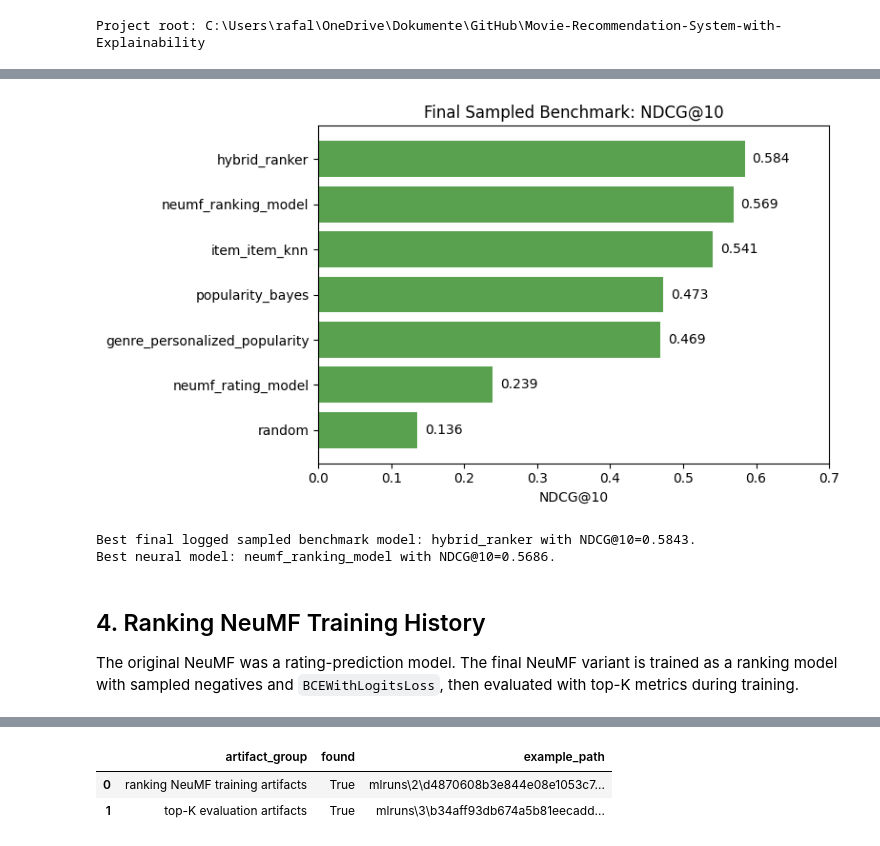
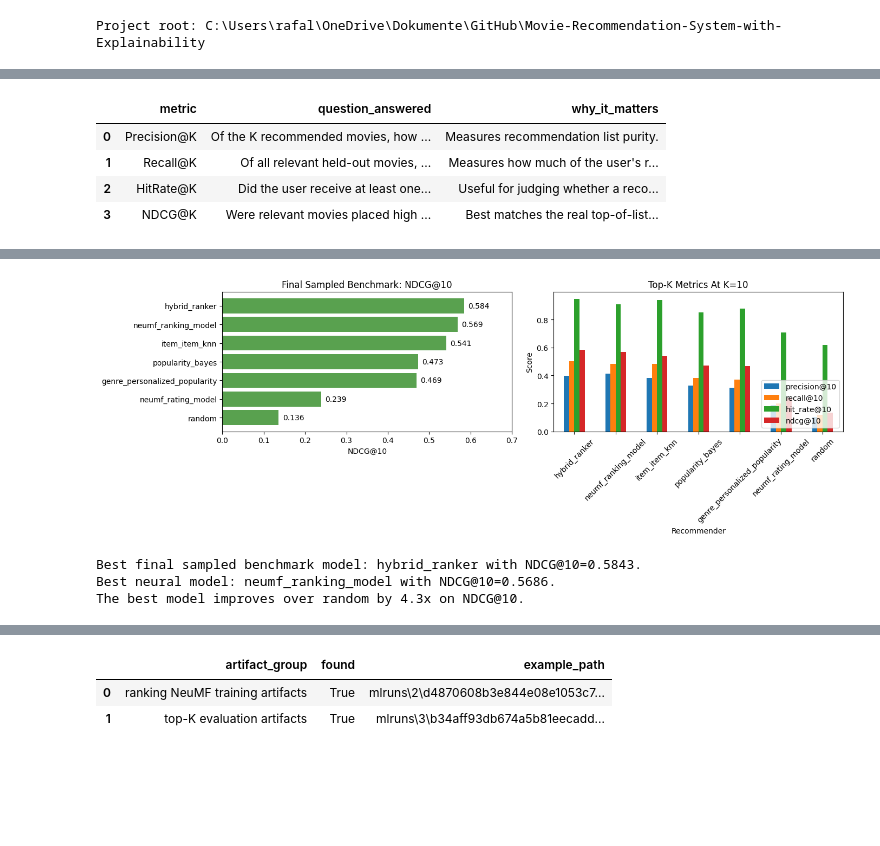
Before and after one commit to rafglo/Movie-Recommendation-System-with-Explainability, a Jupyter notebook: notebooks/final_submission.ipynb, the cells around one changed output, grey strips where cells are left out. Cells and saved outputs as stored; diff of their text form; code cells hidden in the pictures; blank space fills up the shorter version.

```diff
--- a/notebooks/final_submission.ipynb
+++ b/notebooks/final_submission.ipynb
@@ -127,9 +649,43 @@ The main benchmark is sampled top-K recommendation quality. It uses a temporal p
+# %%
+metric_definitions = pd.DataFrame(
+    [
+        {
+            "metric": "Precision@K",
+            "question_answered": "Of the K recommended movies, how many were relevant?",
+            "why_it_matters": "Measures recommendation list purity.",
+        },
+        {
+            "metric": "Recall@K",
+            "question_answered": "Of all relevant held-out movies, how many did we recover?",
+            "why_it_matters": "Measures how much of the user's relevant future behavior was captured.",
+        },
+        {
+            "metric": "HitRate@K",
+            "question_answered": "Did the user receive at least one relevant recommendation?",
+            "why_it_matters": "Useful for judging whether a recommendation list contains any success at all.",
+        },
+        {
+            "metric": "NDCG@K",
+            "question_answered": "Were relevant movies placed high in the ranking?",
+            "why_it_matters": "Best matches the real top-of-list user experience.",
+        },
+    ]
+)
+metric_definitions
+# %% [output]
+|  | metric | question_answered | why_it_matters |
+| 0 | Precision@K | Of the K recommended movies, how ... | Measures recommendation list purity. |
+| 1 | Recall@K | Of all relevant held-out movies, ... | Measures how much of the user's r... |
+| 2 | HitRate@K | Did the user receive at least one... | Useful for judging whether a reco... |
+| 3 | NDCG@K | Were relevant movies placed high ... | Best matches the real top-of-list... |
 # %%
 summary_path = PROJECT_ROOT / "reports" / "topk_evaluation_summary.csv"
 summary = pd.read_csv(summary_path)
 metric_cols = [col for col in summary.columns if col != "recommender"]
 summary[metric_cols] = summary[metric_cols].round(4)
-summary.sort_values("ndcg@10", ascending=False).reset_index(drop=True)
+
+benchmark_table = summary.sort_values("ndcg@10", ascending=False).reset_index(drop=True)
+benchmark_table
 # %% [output]
 |  | recommender | precision@5 | recall@5 | hit_rate@5 | ndcg@5 | precision@10 | recall@10 | hit_rate@10 | ... |
 | 0 | hybrid_ranker | 0.478 | 0.3386 | 0.90 | 0.5538 | 0.397 | 0.5041 | 0.95 | ... |
@@ -141,20 +697,31 @@ summary.sort_values("ndcg@10", ascending=False).reset_index(drop=True)
 | 6 | random | 0.108 | 0.0592 | 0.40 | 0.1210 | 0.104 | 0.1196 | 0.62 | ... |
 # %%
 ranked_summary = summary.sort_values("ndcg@10", ascending=True)
-fig, ax = plt.subplots(figsize=(8, 4.5))
-ax.barh(ranked_summary["recommender"], ranked_summary["ndcg@10"], color="#59A14F")
-ax.set_title("Final Sampled Benchmark: NDCG@10")
-ax.set_xlabel("NDCG@10")
-ax.set_xlim(0, max(0.7, ranked_summary["ndcg@10"].max() + 0.05))
+
+fig, axes = plt.subplots(1, 2, figsize=(14, 5))
+
+axes[0].barh(ranked_summary["recommender"], ranked_summary["ndcg@10"], color="#59A14F")
+axes[0].set_title("Final Sampled Benchmark: NDCG@10")
+axes[0].set_xlabel("NDCG@10")
+axes[0].set_xlim(0, max(0.7, ranked_summary["ndcg@10"].max() + 0.05))
 for index, value in enumerate(ranked_summary["ndcg@10"]):
-    ax.text(value + 0.01, index, f"{value:.3f}", va="center")
+    axes[0].text(value + 0.01, index, f"{value:.3f}", va="center")
+
+comparison = summary.set_index("recommender")[["precision@10", "recall@10", "hit_rate@10", "ndcg@10"]]
+comparison.loc[benchmark_table["recommender"]].plot(kind="bar", ax=axes[1])
+axes[1].set_title("Top-K Metrics At K=10")
+axes[1].set_ylabel("Score")
+axes[1].set_xlabel("Recommender")
+axes[1].tick_params(axis="x", rotation=45)
+axes[1].legend(loc="lower right")
+
 plt.tight_layout()
 # %% [output]
-[figure, old version]
+[figure, new version]
 # %%
 best_row = summary.sort_values("ndcg@10", ascending=False).iloc[0]
 print(
-    f"Best final logged sampled benchmark model: {best_row['recommender']} "
+    f"Best final sampled benchmark model: {best_row['recommender']} "
     f"with NDCG@10={best_row['ndcg@10']:.4f}."
 )
 
@@ -165,10 +732,13 @@ if not neural_row.empty:
         f"Best neural model: neumf_ranking_model with "
         f"NDCG@10={neural_row['ndcg@10']:.4f}."
     )
+
+random_row = summary[summary["recommender"].eq("random")].iloc[0]
+print(
+    f"The best model improves over random by "
+    f"{best_row['ndcg@10'] / random_row['ndcg@10']:.1f}x on NDCG@10."
+)
 # %% [output]
-Best final logged sampled benchmark model: hybrid_ranker with NDCG@10=0.5843.
+Best final sampled benchmark model: hybrid_ranker with NDCG@10=0.5843.
 Best neural model: neumf_ranking_model with NDCG@10=0.5686.
+The best model improves over random by 4.3x on NDCG@10.
-# %% [markdown]
-## 4. Ranking NeuMF Training History
-
-The original NeuMF was a rating-prediction model. The final NeuMF variant is trained as a ranking model with sampled negatives and `BCEWithLogitsLoss`, then evaluated with top-K metrics during training.
```
Also changed, not shown: parts of 38 cells of this notebook, 12 other files.
